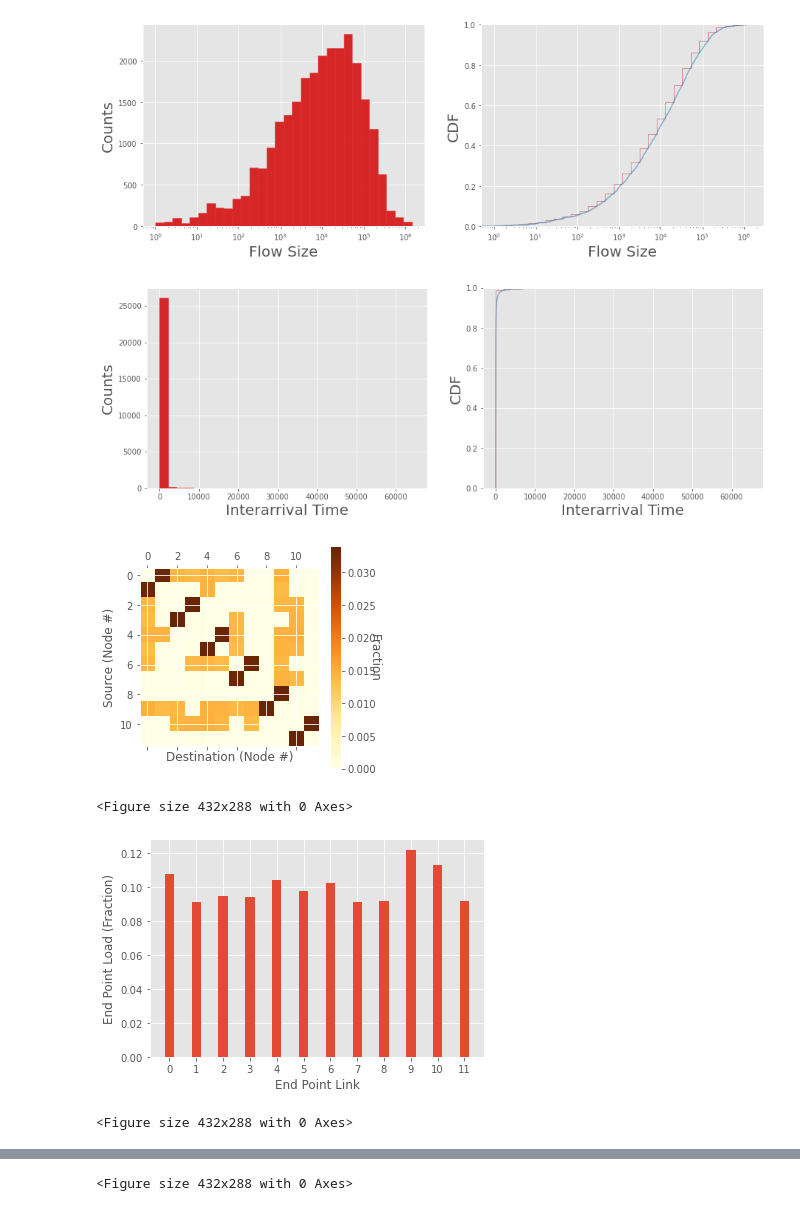
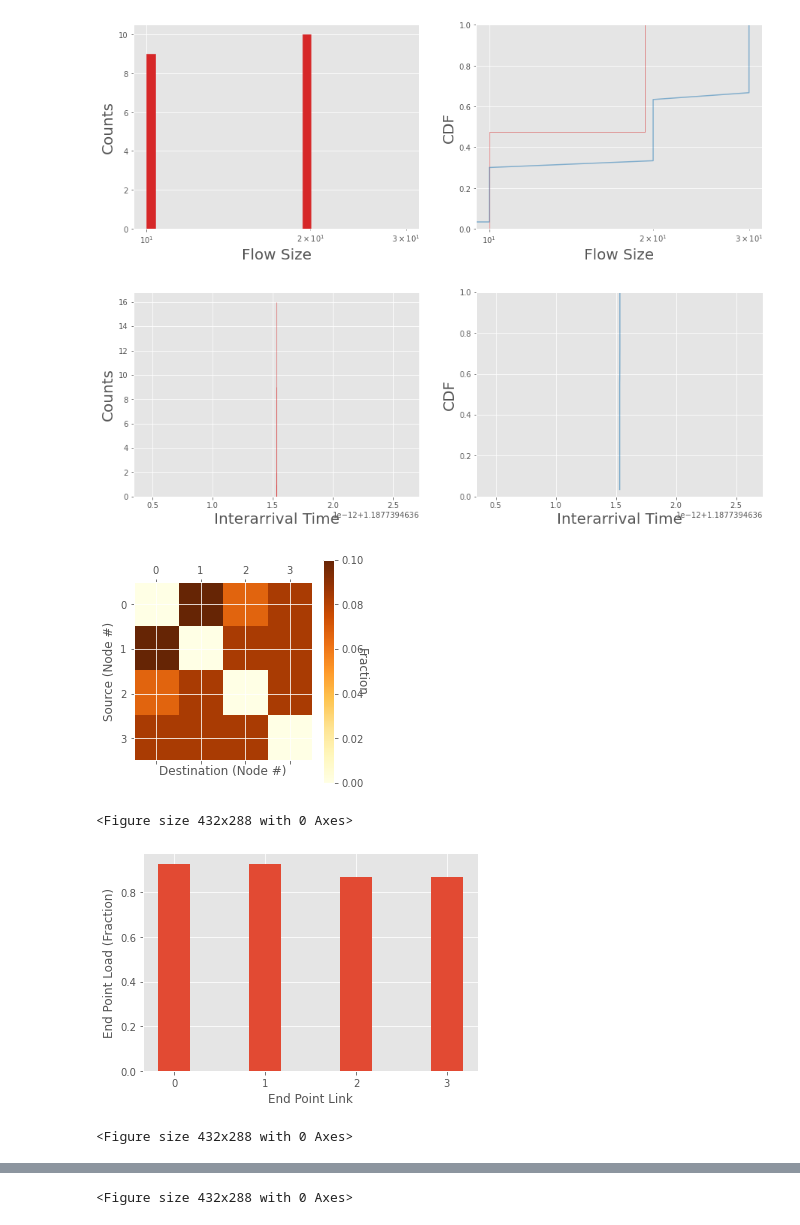
Before and after one commit to cwfparsonson/trafpy, a Jupyter notebook: notebooks/demand_plotbed.ipynb, the cells around one changed output, grey strips where cells are left out. Cells and saved outputs as stored; diff of their text form; code cells hidden in the pictures.

```diff
--- a/notebooks/demand_plotbed.ipynb
+++ b/notebooks/demand_plotbed.ipynb
@@ -7,8 +7,8 @@ import json
 
 # load demand data
 # DATA_NAME = 'ndf50_mldat6e8_university'
-DATA_NAME = 'social_media_cloud_chancap500_numchans1_mldat2e6_bidirectional'
-path_to_benchmark_data = os.path.dirname(trafpy.__file__)+'/../data/benchmark_data/{}_benchmark_data.json'.format(DATA_NAME)
+DATA_NAME = 'artificial_light_chancap10_numchans1_mldatNone_bidirectional'
+path_to_benchmark_data = os.path.dirname(trafpy.__file__)+'/../data/benchmark_data/{}_benchmark_data_v2.json'.format(DATA_NAME)
 benchmark_data = json.loads(tpg.load_data_from_json(path_to_benchmark_data))
 # %% [output]
 The autoreload extension is already loaded. To reload it, use:
@@ -38,7 +40,8 @@ plt.rcParams.update({'figure.max_open_warning': 0}) # disable warnings
 from trafpy.generator import Demand, DemandsAnalyser, DemandPlotter, DemandsPlotter
 
 # for plotting
-net = tpg.gen_fat_tree(k=3, N=2, num_channels=1, server_to_rack_channel_capacity=500, rack_to_edge_channel_capacity=40000, edge_to_agg_channel_capacity=40000, agg_to_core_channel_capacity=40000)
+# net = tpg.gen_fat_tree(k=3, N=2, num_channels=1, server_to_rack_channel_capacity=500, rack_to_edge_channel_capacity=40000, edge_to_agg_channel_capacity=40000, agg_to_core_channel_capacity=40000)
+net = tpg.gen_fat_tree(k=2, N=2, num_channels=1, server_to_rack_channel_capacity=10, rack_to_edge_channel_capacity=500, edge_to_agg_channel_capacity=500, agg_to_core_channel_capacity=500)
 slot_size = 1e6
 
 # create demand objects and print analysis summary
@@ -51,7 +54,8 @@ for demand_data, load in zip(demand_data_list, loads):
     plotter.plot_flow_size_dist(logscale=True, num_bins=30)
     plotter.plot_interarrival_time_dist(logscale=False, num_bins=30)
     plotter.plot_node_dist(eps=net.graph['endpoints'])
-    plotter.plot_node_load_dists(eps=net.graph['endpoints'], ep_link_bandwidth=500)
+    plotter.plot_node_load_dists(eps=net.graph['endpoints'], ep_link_bandwidth=10)
+#     plotter.plot_node_load_dists(eps=net.graph['endpoints'], ep_link_bandwidth=500)
 #     plotter.plot_link_loads_vs_time(net, slot_size, demand, mean_period='all')
 analyser = DemandsAnalyser(*demands)
 analyser.compute_metrics(print_summary=True)
@@ -72,6 +72,6 @@ _ = plotters.plot_interarrival_time_dists(logscale=False)
-[figure, old version]
+[figure, new version]
-[figure, old version]
+[figure, new version]
-[figure, old version]
+[figure, new version]
 <Figure size 432x288 with 0 Axes>
-[figure, old version]
+[figure, new version]
 <Figure size 432x288 with 0 Axes>
```
Also changed, not shown: parts of 4 cells of this notebook, 16 other files.
